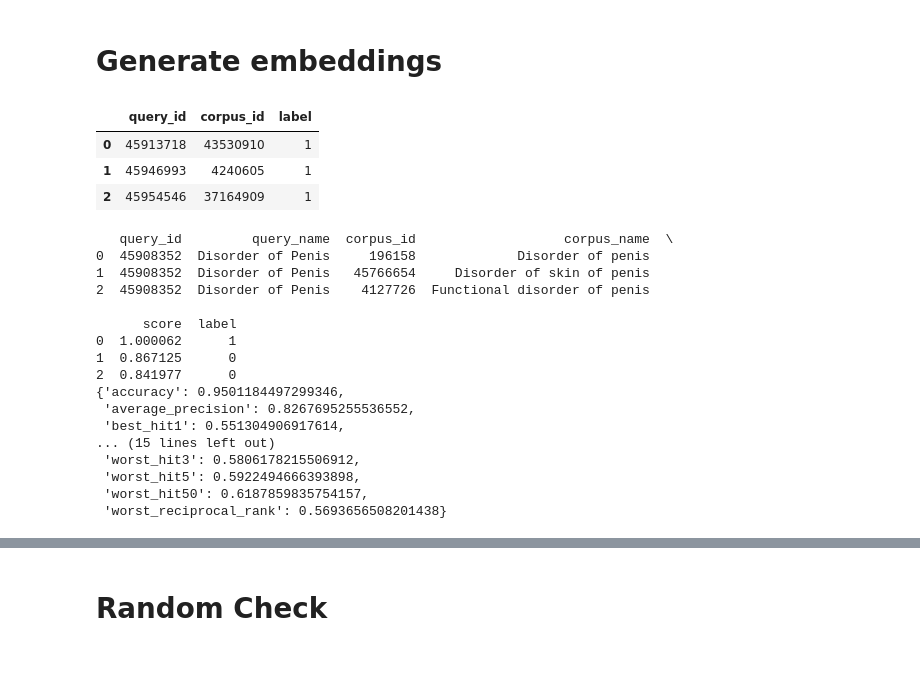
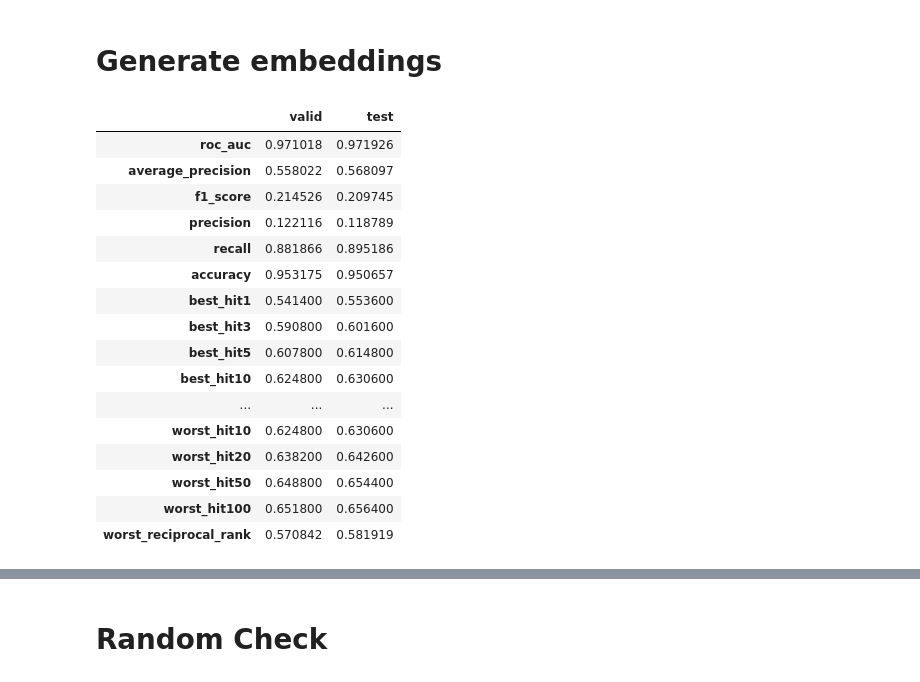
Before and after one commit to Jiefei-Wang/Vulcan, a Jupyter notebook: scripts/validation.ipynb, the cells around one changed output, grey strips where cells are left out. Cells and saved outputs as stored; diff of their text form; code cells hidden in the pictures.

```diff
--- a/scripts/validation.ipynb
+++ b/scripts/validation.ipynb
@@ -46 +45,11 @@ Loaded latest auto-saved model from: output/finetune_initial/2025-10-02_15-38-11
+# %%
+matching_pos = pd.read_feather(os.path.join(matching_base_path, 'matching_pos.feather'))
+matching_pos_test = pd.read_feather(os.path.join(matching_base_path, 'train/matching_pos_test.feather'))
+matching_pos_valid = pd.read_feather(os.path.join(matching_base_path, 'train/matching_pos_valid.feather'))
+
+# A map from query_id to corpus_id with positive label
+matching_query_positive_mapping = matching_pos[['name_id', 'concept_id']].copy().rename(
+    columns={'name_id':'query_id', 'concept_id':'corpus_id'}
+    )
+matching_query_positive_mapping['label'] = 1
 # %%
@@ -106,19 +106,3 @@ def evaluate_model(model_name, model, query_concepts, target_concepts, query_pos
         labels=model_top['label']
     )
     return model_top, model_eval
-# %%
-# Create matching query
-query_concepts = reserved_concepts[['concept_id', 'concept_name']]
-query_positive_mapping = std_bridge[std_bridge.concept_id.isin(reserved_concepts.concept_id)].reset_index(drop=True).rename(
-        columns={
-            'concept_id': 'query_id',
-            'std_concept_id': 'corpus_id'
-        }
-    )
-query_positive_mapping['label'] = 1
-query_positive_mapping.head(3)
-# %% [output]
-|  | query_id | corpus_id | label |
-| 0 | 45913718 | 43530910 | 1 |
-| 1 | 45946993 | 4240605 | 1 |
-| 2 | 45954546 | 37164909 | 1 |
@@ -125,30 +113,10 @@ query_positive_mapping.head(3)
 # %%
-model0_top, model0_eval = evaluate_model(
+model0_test_top, model0_test_eval = evaluate_model(
     model_name='model0',
     model=model0,
-    query_concepts=query_concepts,
+    query_concepts=matching_pos_test,
     target_concepts=target_concepts,
-    query_positive_mapping=query_positive_mapping
+    query_positive_mapping=matching_query_positive_mapping
 )
+# pprint(model0_test_eval)
+model0_test_top.to_feather('output/tmp/model0_test_top.feather')
-# %%
-print(model0_top.head(3))
-pprint(model0_eval)
-model0_top.to_feather('output/tmp/model0_top.feather')
-# %% [output]
-   query_id         query_name  corpus_id                   corpus_name  \
-0  45908352  Disorder of Penis     196158             Disorder of penis
-1  45908352  Disorder of Penis   45766654     Disorder of skin of penis
-2  45908352  Disorder of Penis    4127726  Functional disorder of penis
-
-      score  label
-0  1.000062      1
-1  0.867125      0
-2  0.841977      0
-{'accuracy': 0.9501184497299346,
- 'average_precision': 0.8267695255536552,
- 'best_hit1': 0.551304906917614,
-... (15 lines left out)
- 'worst_hit3': 0.5806178215506912,
- 'worst_hit5': 0.5922494666393898,
- 'worst_hit50': 0.6187859835754157,
- 'worst_reciprocal_rank': 0.5693656508201438}
@@ -154,0 +133,24 @@ model0_top.to_feather('output/tmp/model0_top.feather')
+# %%
+eval_matching_model0 = pd.DataFrame({
+        'valid': model0_valid_eval,
+        'test': model0_test_eval
+    })
+eval_matching_model0
+# %% [output]
+|  | valid | test |
+| roc_auc | 0.971018 | 0.971926 |
+| average_precision | 0.558022 | 0.568097 |
+| f1_score | 0.214526 | 0.209745 |
+| precision | 0.122116 | 0.118789 |
+| recall | 0.881866 | 0.895186 |
+| accuracy | 0.953175 | 0.950657 |
+| best_hit1 | 0.541400 | 0.553600 |
+| best_hit3 | 0.590800 | 0.601600 |
+| best_hit5 | 0.607800 | 0.614800 |
+| best_hit10 | 0.624800 | 0.630600 |
+| ... | ... | ... |
+| worst_hit10 | 0.624800 | 0.630600 |
+| worst_hit20 | 0.638200 | 0.642600 |
+| worst_hit50 | 0.648800 | 0.654400 |
+| worst_hit100 | 0.651800 | 0.656400 |
+| worst_reciprocal_rank | 0.570842 | 0.581919 |
```
Also changed, not shown: parts of 14 cells of this notebook, 8 other files.
